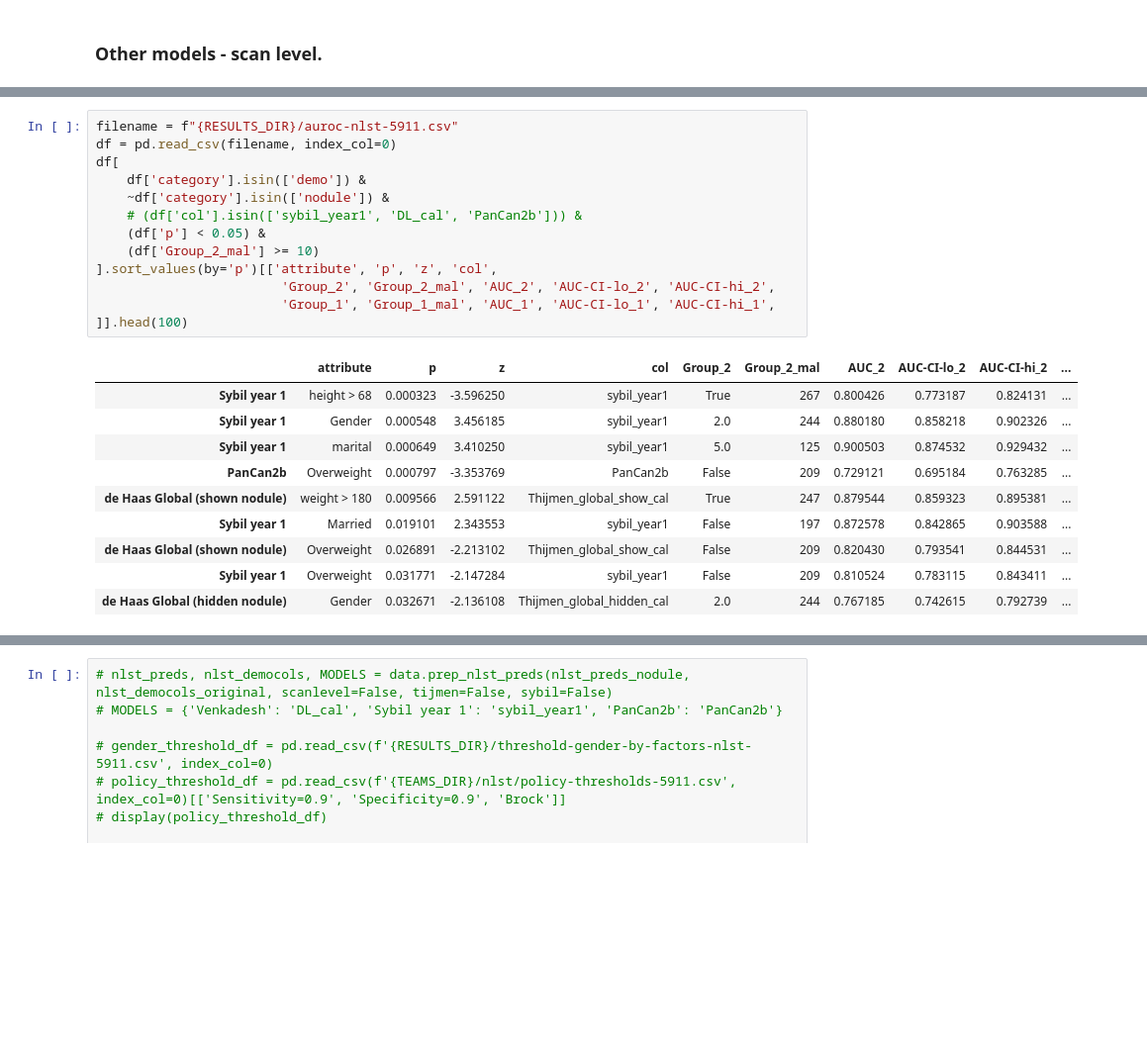
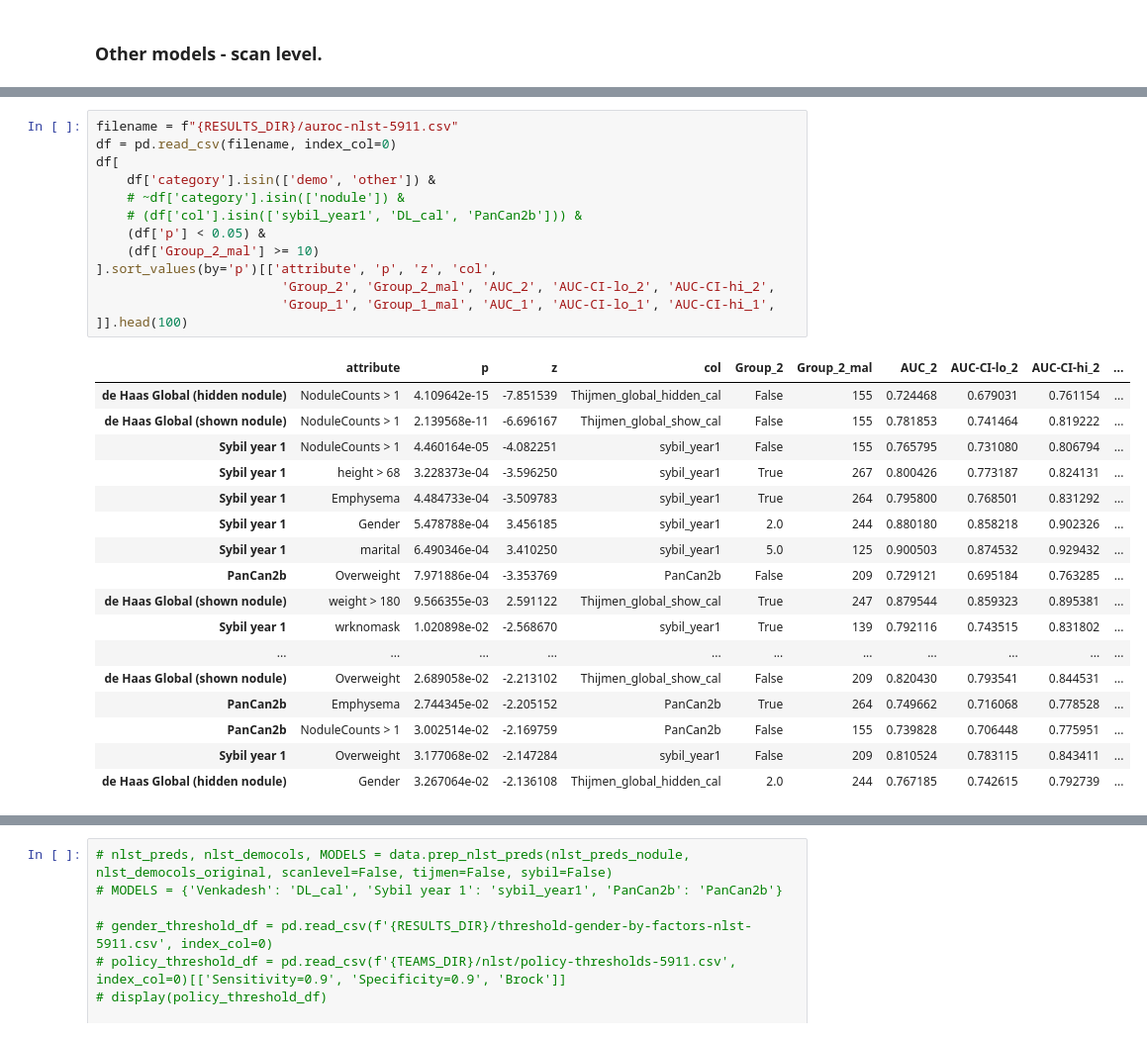
Before and after one commit to DIAGNijmegen/bodyct-lung-malignancy-fairness, a Jupyter notebook: save_all_results.ipynb, the cells around one changed output, grey strips where cells are left out. Shown at 99% size. Cells and saved outputs as stored; diff of their text form; blank space fills up the shorter version.

Commit message:
rerun existing analysis with slice count

```diff
--- a/save_all_results.ipynb
+++ b/save_all_results.ipynb
@@ -475,27 +472,34 @@ df.sort_values(by='p')[['attribute', 'p', 'col',
 # %%
 filename = f"{RESULTS_DIR}/auroc-nlst-5911.csv"
 df = pd.read_csv(filename, index_col=0)
 df[
-    df['category'].isin(['demo']) &
-    ~df['category'].isin(['nodule']) &
+    df['category'].isin(['demo', 'other']) &
+    # ~df['category'].isin(['nodule']) &
     # (df['col'].isin(['sybil_year1', 'DL_cal', 'PanCan2b'])) &
     (df['p'] < 0.05) &
     (df['Group_2_mal'] >= 10)
 ].sort_values(by='p')[['attribute', 'p', 'z', 'col',
                         'Group_2', 'Group_2_mal', 'AUC_2', 'AUC-CI-lo_2', 'AUC-CI-hi_2',
                         'Group_1', 'Group_1_mal', 'AUC_1', 'AUC-CI-lo_1', 'AUC-CI-hi_1',
 ]].head(100)
 # %% [output]
 |  | attribute | p | z | col | Group_2 | Group_2_mal | AUC_2 | AUC-CI-lo_2 | AUC-CI-hi_2 | ... |
-| Sybil year 1 | height > 68 | 0.000323 | -3.596250 | sybil_year1 | True | 267 | 0.800426 | 0.773187 | 0.824131 | ... |
-| Sybil year 1 | Gender | 0.000548 | 3.456185 | sybil_year1 | 2.0 | 244 | 0.880180 | 0.858218 | 0.902326 | ... |
-| Sybil year 1 | marital | 0.000649 | 3.410250 | sybil_year1 | 5.0 | 125 | 0.900503 | 0.874532 | 0.929432 | ... |
-| PanCan2b | Overweight | 0.000797 | -3.353769 | PanCan2b | False | 209 | 0.729121 | 0.695184 | 0.763285 | ... |
-| de Haas Global (shown nodule) | weight > 180 | 0.009566 | 2.591122 | Thijmen_global_show_cal | True | 247 | 0.879544 | 0.859323 | 0.895381 | ... |
-| Sybil year 1 | Married | 0.019101 | 2.343553 | sybil_year1 | False | 197 | 0.872578 | 0.842865 | 0.903588 | ... |
-| de Haas Global (shown nodule) | Overweight | 0.026891 | -2.213102 | Thijmen_global_show_cal | False | 209 | 0.820430 | 0.793541 | 0.844531 | ... |
-| Sybil year 1 | Overweight | 0.031771 | -2.147284 | sybil_year1 | False | 209 | 0.810524 | 0.783115 | 0.843411 | ... |
-| de Haas Global (hidden nodule) | Gender | 0.032671 | -2.136108 | Thijmen_global_hidden_cal | 2.0 | 244 | 0.767185 | 0.742615 | 0.792739 | ... |
+| de Haas Global (hidden nodule) | NoduleCounts > 1 | 4.109642e-15 | -7.851539 | Thijmen_global_hidden_cal | False | 155 | 0.724468 | 0.679031 | 0.761154 | ... |
+| de Haas Global (shown nodule) | NoduleCounts > 1 | 2.139568e-11 | -6.696167 | Thijmen_global_show_cal | False | 155 | 0.781853 | 0.741464 | 0.819222 | ... |
+| Sybil year 1 | NoduleCounts > 1 | 4.460164e-05 | -4.082251 | sybil_year1 | False | 155 | 0.765795 | 0.731080 | 0.806794 | ... |
+| Sybil year 1 | height > 68 | 3.228373e-04 | -3.596250 | sybil_year1 | True | 267 | 0.800426 | 0.773187 | 0.824131 | ... |
+| Sybil year 1 | Emphysema | 4.484733e-04 | -3.509783 | sybil_year1 | True | 264 | 0.795800 | 0.768501 | 0.831292 | ... |
+| Sybil year 1 | Gender | 5.478788e-04 | 3.456185 | sybil_year1 | 2.0 | 244 | 0.880180 | 0.858218 | 0.902326 | ... |
+| Sybil year 1 | marital | 6.490346e-04 | 3.410250 | sybil_year1 | 5.0 | 125 | 0.900503 | 0.874532 | 0.929432 | ... |
+| PanCan2b | Overweight | 7.971886e-04 | -3.353769 | PanCan2b | False | 209 | 0.729121 | 0.695184 | 0.763285 | ... |
+| de Haas Global (shown nodule) | weight > 180 | 9.566355e-03 | 2.591122 | Thijmen_global_show_cal | True | 247 | 0.879544 | 0.859323 | 0.895381 | ... |
+| Sybil year 1 | wrknomask | 1.020898e-02 | -2.568670 | sybil_year1 | True | 139 | 0.792116 | 0.743515 | 0.831802 | ... |
+| ... | ... | ... | ... | ... | ... | ... | ... | ... | ... | ... |
+| de Haas Global (shown nodule) | Overweight | 2.689058e-02 | -2.213102 | Thijmen_global_show_cal | False | 209 | 0.820430 | 0.793541 | 0.844531 | ... |
+| PanCan2b | Emphysema | 2.744345e-02 | -2.205152 | PanCan2b | True | 264 | 0.749662 | 0.716068 | 0.778528 | ... |
+| PanCan2b | NoduleCounts > 1 | 3.002514e-02 | -2.169759 | PanCan2b | False | 155 | 0.739828 | 0.706448 | 0.775951 | ... |
+| Sybil year 1 | Overweight | 3.177068e-02 | -2.147284 | sybil_year1 | False | 209 | 0.810524 | 0.783115 | 0.843411 | ... |
+| de Haas Global (hidden nodule) | Gender | 3.267064e-02 | -2.136108 | Thijmen_global_hidden_cal | 2.0 | 244 | 0.767185 | 0.742615 | 0.792739 | ... |
 # %%
 sybil_worse_df = df[(df['p'] < 0.05) & (df['col'] == 'sybil_year1')]
 gender_df = pd.read_csv(f'{RESULTS_DIR}/auroc-gender-by-factors-nlst-5911.csv')
```
Also changed, not shown: parts of 4 cells of this notebook, 1 other file.
